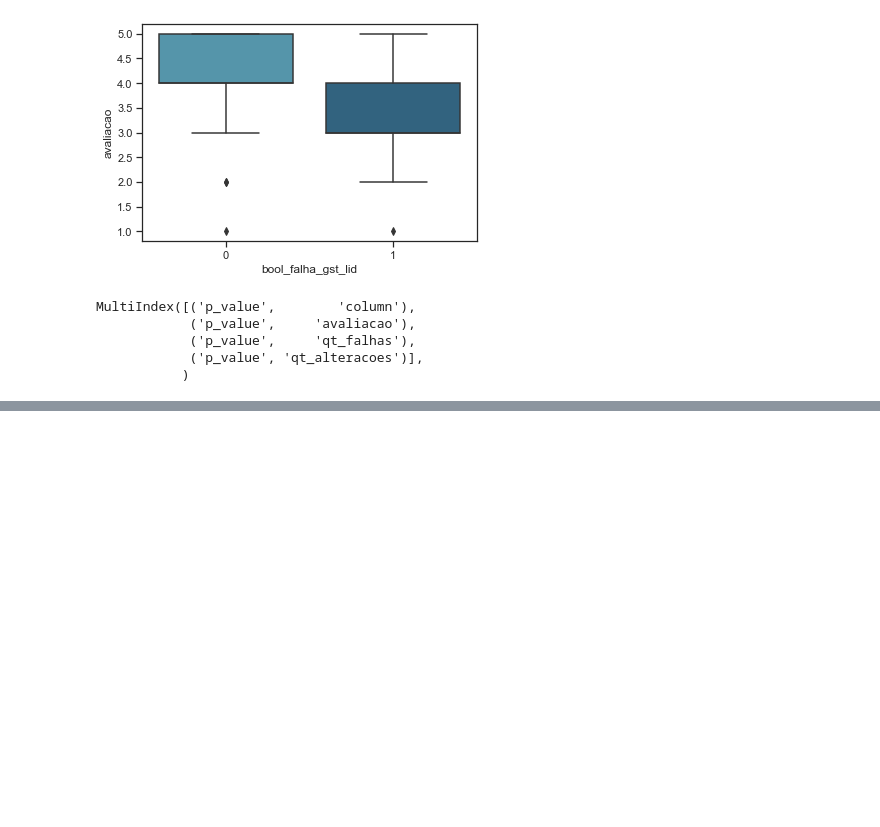
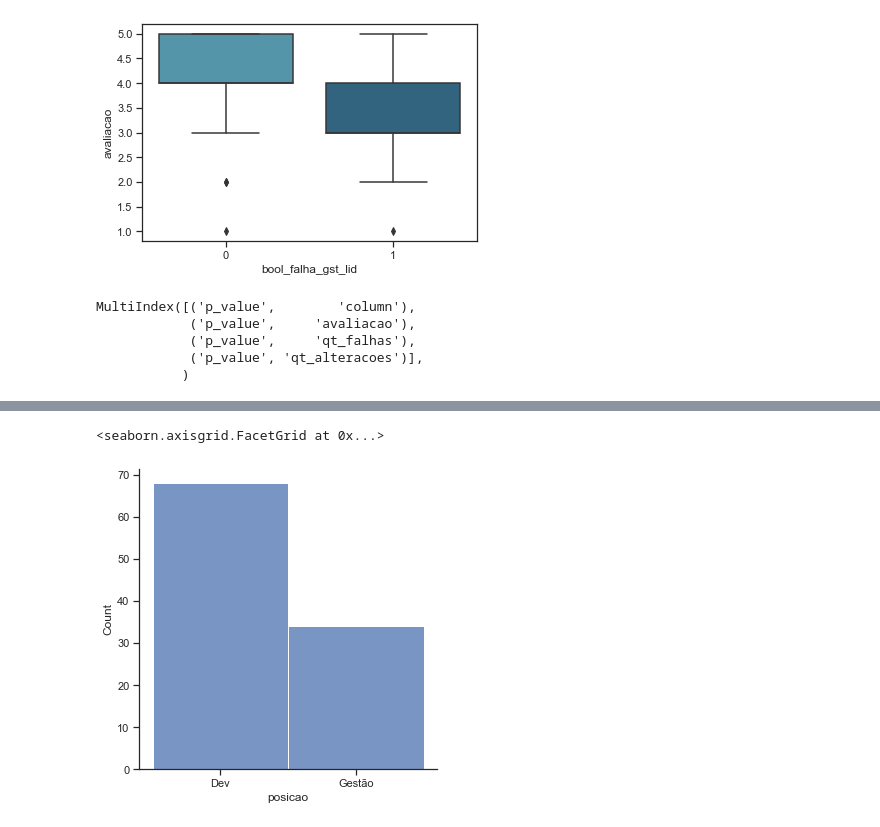
Before and after one commit to luisvenezian/fatores-de-sucesso-na-implementacao-de-lagos-de-dados-na-nuvem, a Jupyter notebook: data_analysis.ipynb, the cells around one changed output, grey strips where cells are left out. Drawn from its saved outputs; the diff is of its cells as text; code cells hidden in the pictures; blank space fills up the shorter version.

```diff
--- a/data_analysis.ipynb
+++ b/data_analysis.ipynb
@@ -196,0 +235,5 @@ df_p_values["p_value"][metrics].style.applymap(lambda x: "background-color: whit
+# %%
+sns.displot(df, x="posicao", bins=5)
+# %% [output]
+<seaborn.axisgrid.FacetGrid at 0x...>
+[figure, added]
```
Also changed, not shown: parts of 18 cells of this notebook, 1 other file.
